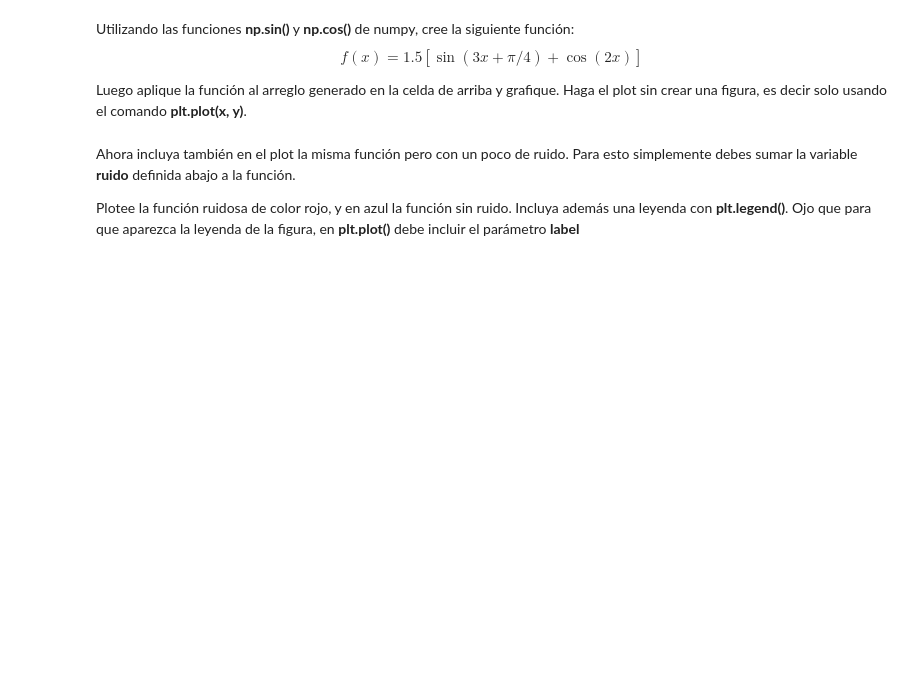
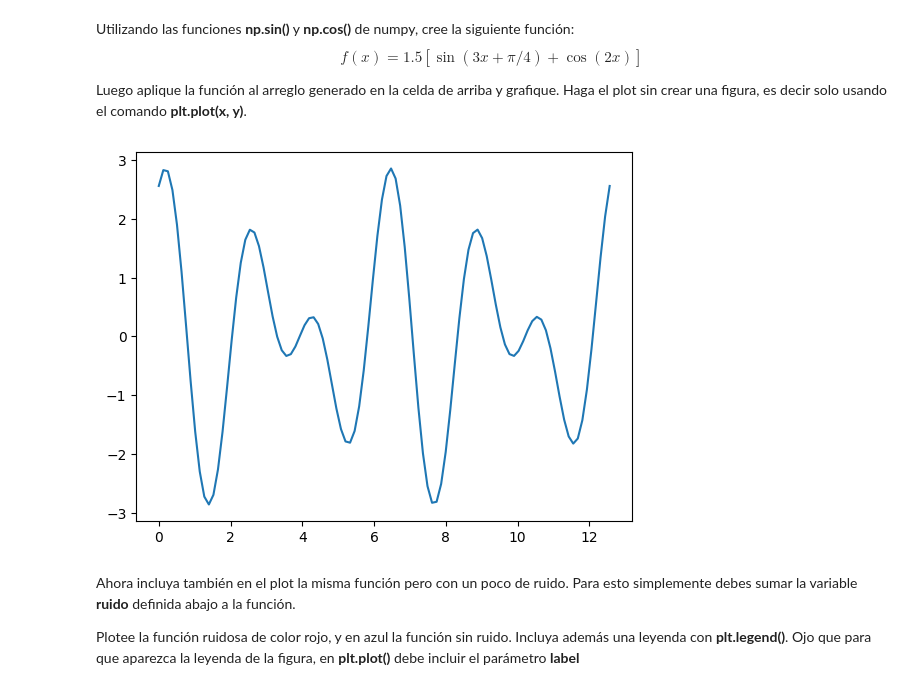
Before and after one commit to CrushinAngel/Tarea-1, a Jupyter notebook: Tarea_1.ipynb, the cells around one changed output. Saved outputs shown, nothing was run; the diff lists cells and outputs as text; code cells hidden in the pictures; blank space fills up the shorter version.

Commit message:
Avance en seccciones Pandas y Matplotlib, hasta Visualización Simple

```diff
--- a/Tarea_1.ipynb
+++ b/Tarea_1.ipynb
@@ -246,3 +354,5 @@ x_values =
+# %%
+x_values = np.linspace(0, 4*np.pi, 100)
 # %% [markdown]
 Utilizando las funciones **np.sin()** y **np.cos()** de numpy, cree la siguiente función:
 $$f(x) = 1.5[\sin(3x+\pi/4)+\cos(2x)] \tag{2}$$
@@ -257,3 +361,18 @@ def f(x):
+# %%
+# Escriba la función aquí
+def f(x):
+  y = np.zeros(100)
+  for i in range(np.size(x)):
+    y[i] = 1.5*(np.sin(3*x[i] + (np.pi/4)) + np.cos(2*x[i]))
+
+  return y
+
+y_values = f(x_values)
+# Haga el plot aquí
+plt.plot(x_values, y_values)
+plt.show()
+# %% [output]
+[figure, added]
 # %% [markdown]
 Ahora incluya también en el plot la misma función  pero con un poco de ruido. Para esto simplemente debes sumar la variable **ruido** definida abajo a la función.
 
```
Also changed, not shown: parts of 23 cells of this notebook.
